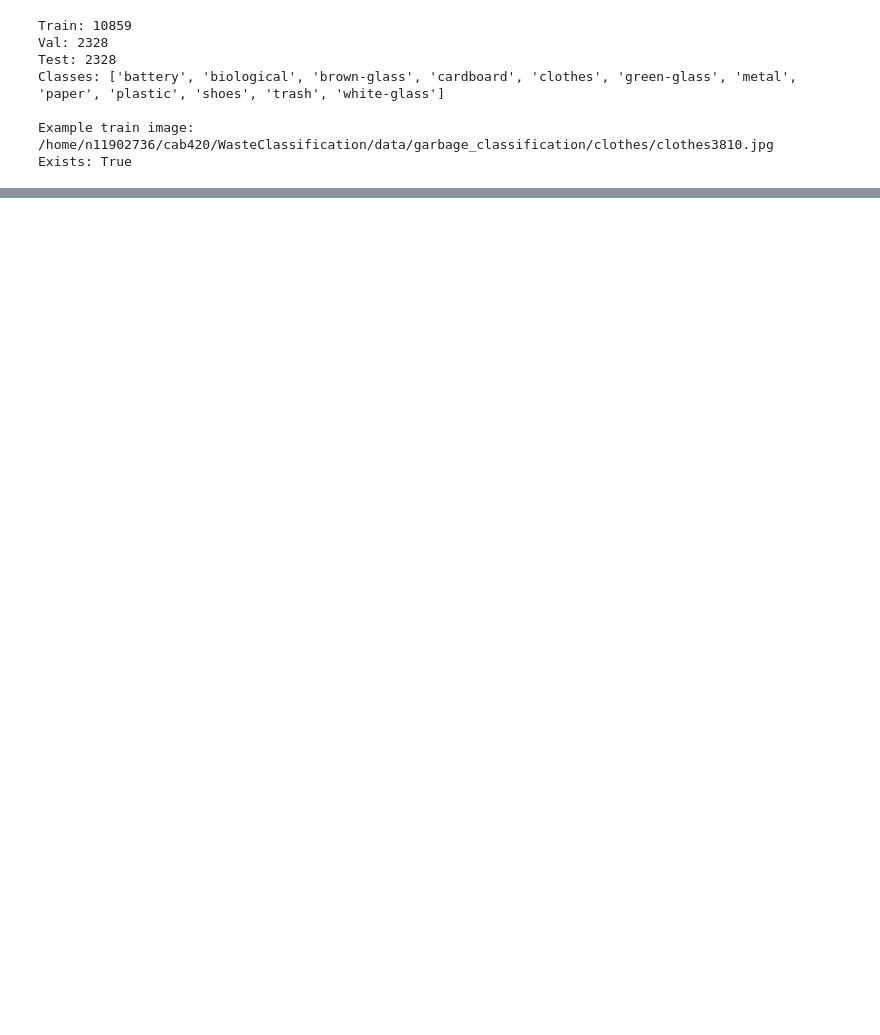
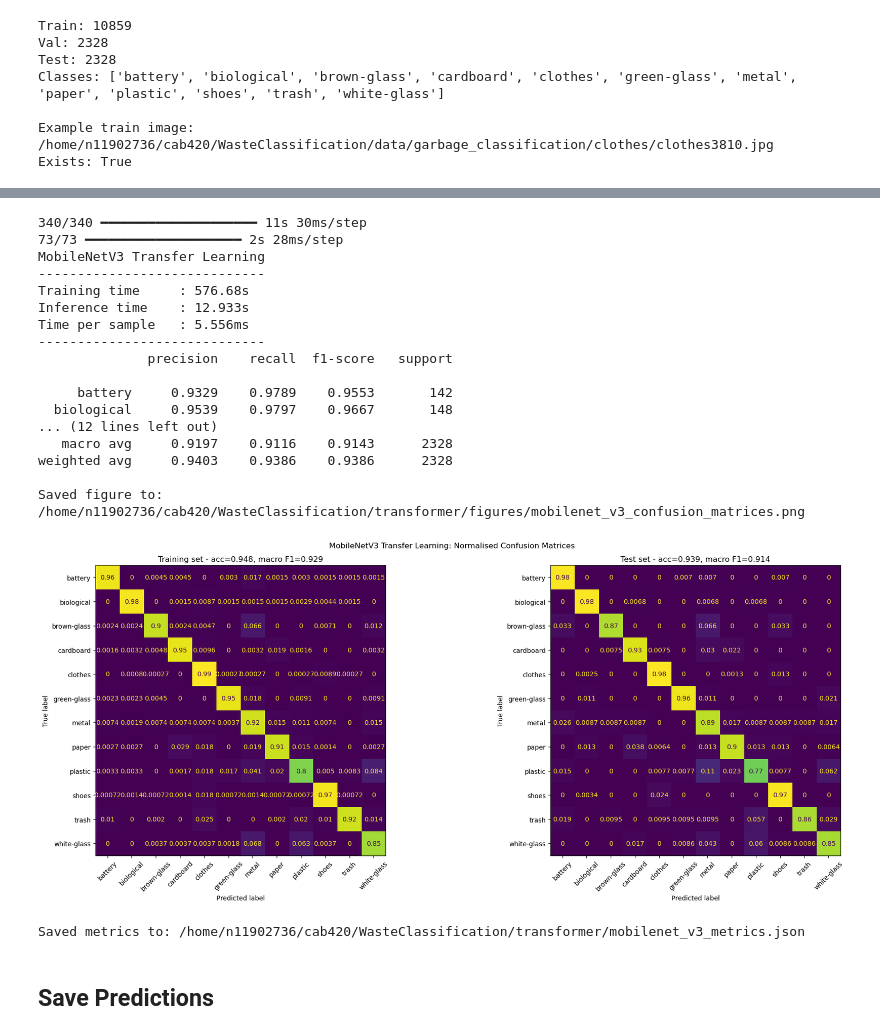
Before and after one commit to TheoD20/Waste-Classification-ML, a Jupyter notebook: transformer/transformer_model.ipynb, the cells around one changed output, grey strips where cells are left out. Drawn from its saved outputs; the diff is of its cells as text; code cells hidden in the pictures; blank space fills up the shorter version.

```diff
--- a/transformer/transformer_model.ipynb
+++ b/transformer/transformer_model.ipynb
@@ -72,0 +362,49 @@ Exists: True
+# %%
+start_time = time.perf_counter()
+
+train_prob = model.predict(train_eval_ds)
+test_prob = model.predict(test_ds)
+
+inference_time = time.perf_counter() - start_time
+
+train_pred = np.argmax(train_prob, axis=1)
+test_pred = np.argmax(test_prob, axis=1)
+
+metrics = eval_model(
+    test_labels,
+    test_pred,
+    class_list,
+    model_name="MobileNetV3 Transfer Learning",
+    y_train=train_labels,
+    train_pred=train_pred,
+    train_time=train_time,
+    inference_time=inference_time,
+    save_path=FIGURES_DIR / "mobilenet_v3_confusion_matrices.png",
+)
+
+save_metrics(
+    metrics,
+    MODEL_DIR / "mobilenet_v3_metrics.json",
+)
+# %% [output]
+340/340 ━━━━━━━━━━━━━━━━━━━━ 11s 30ms/step
+73/73 ━━━━━━━━━━━━━━━━━━━━ 2s 28ms/step
+MobileNetV3 Transfer Learning
+-----------------------------
+Training time     : 576.68s
+Inference time    : 12.933s
+Time per sample   : 5.556ms
+-----------------------------
+              precision    recall  f1-score   support
+
+     battery     0.9329    0.9789    0.9553       142
+  biological     0.9539    0.9797    0.9667       148
+... (12 lines left out)
+   macro avg     0.9197    0.9116    0.9143      2328
+weighted avg     0.9403    0.9386    0.9386      2328
+
+Saved figure to: /home/n11902736/cab420/WasteClassification/transformer/figures/mobilenet_v3_confusion_matrices.png
+[figure, added]
+Saved metrics to: /home/n11902736/cab420/WasteClassification/transformer/mobilenet_v3_metrics.json
+# %% [markdown]
+## Save Predictions
```
Also changed, not shown: parts of 23 cells of this notebook, 9 other files.
